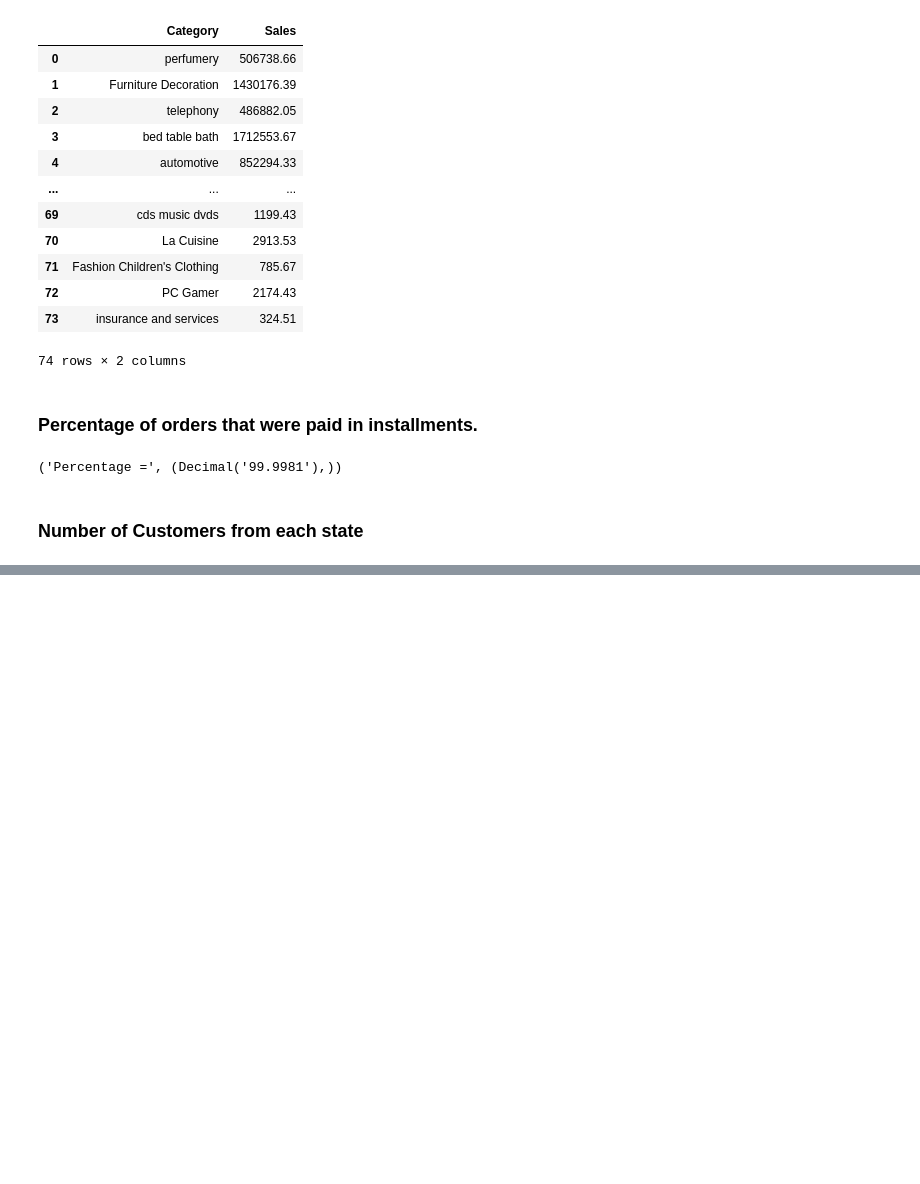
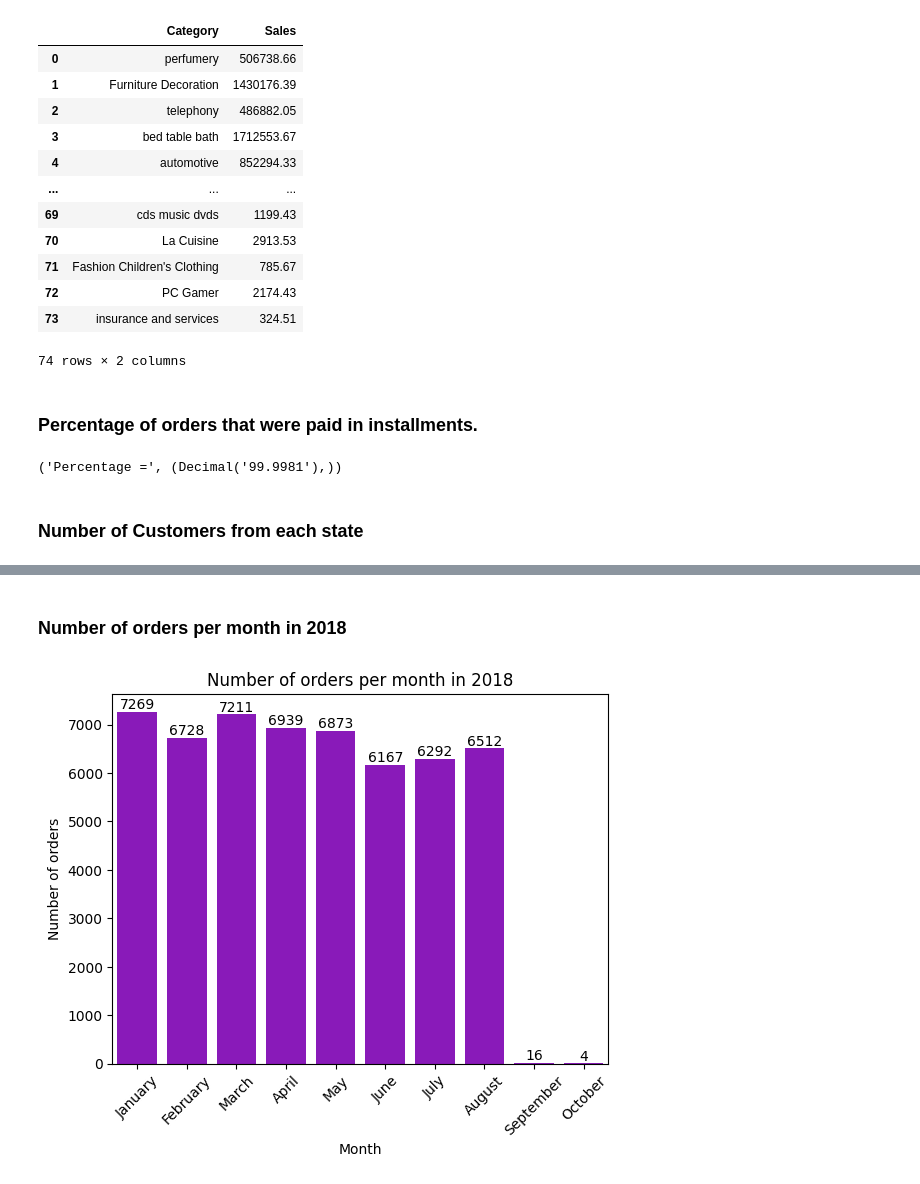
Before and after one commit to swaruppanda11/e-Commerce-Target-Sales-Dataset-Analysis-and-Visualization, a Jupyter notebook: Script.ipynb, the cells around one changed output, grey strips where cells are left out. Saved outputs shown, nothing was run; the diff lists cells and outputs as text; code cells hidden in the pictures; blank space fills up the shorter version.

```diff
--- a/Script.ipynb
+++ b/Script.ipynb
@@ -194,0 +198,20 @@ plt.show()
+# %% [markdown]
+### Number of orders per month in 2018
+# %%
+query = """ select monthname(order_purchase_timestamp) months, count(order_id) order_count
+from orders where year(order_purchase_timestamp) = 2018
+group by months
+"""
+
+cur.execute(query)
+data = cur.fetchall()
+df = pd.DataFrame(data, columns = ["Month", "Number of orders"])
+o = ["January", "February", "March", "April", "May", "June", "July", "August", "September", "October"]
+
+ax = sns.barplot(x = df['Month'], y = df['Number of orders'], data = df, order = o, color = "darkviolet")
+plt.xticks(rotation = 45)
+ax.bar_label(ax.containers[0])
+plt.title("Number of orders per month in 2018")
+plt.show()
+# %% [output]
+[figure, added]
```
Also changed, not shown: parts of 4 cells of this notebook.
